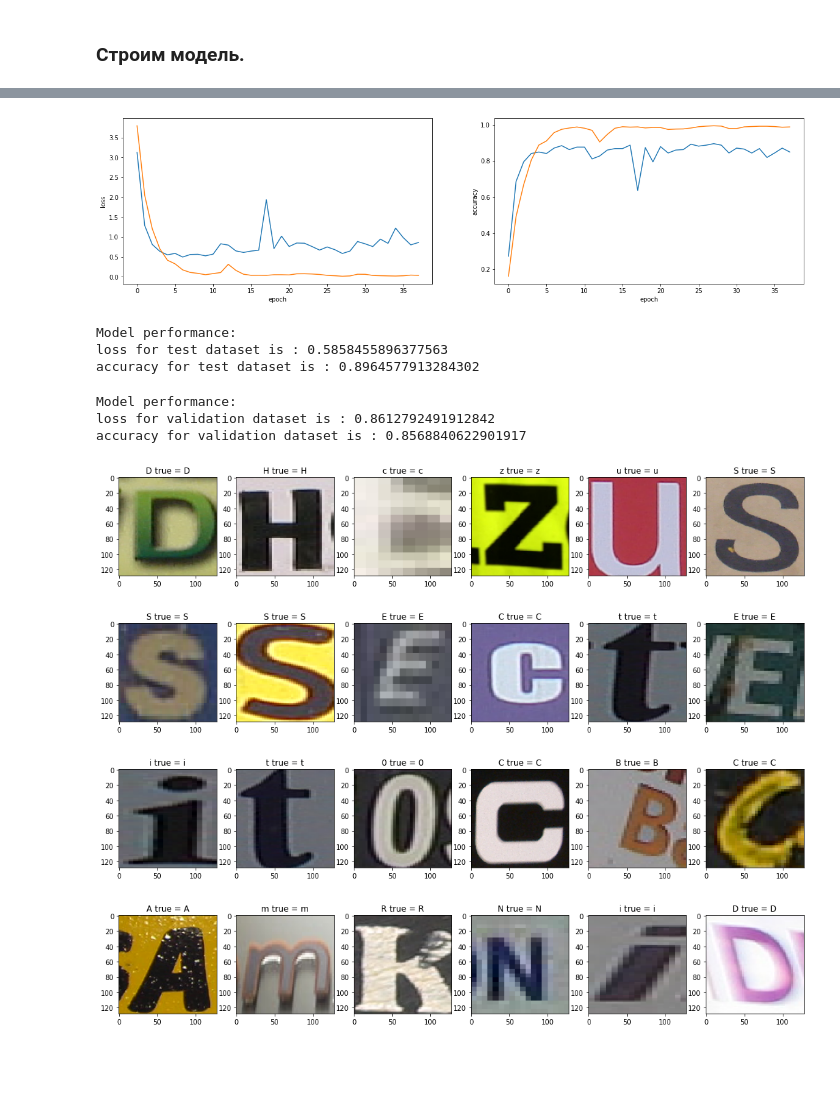
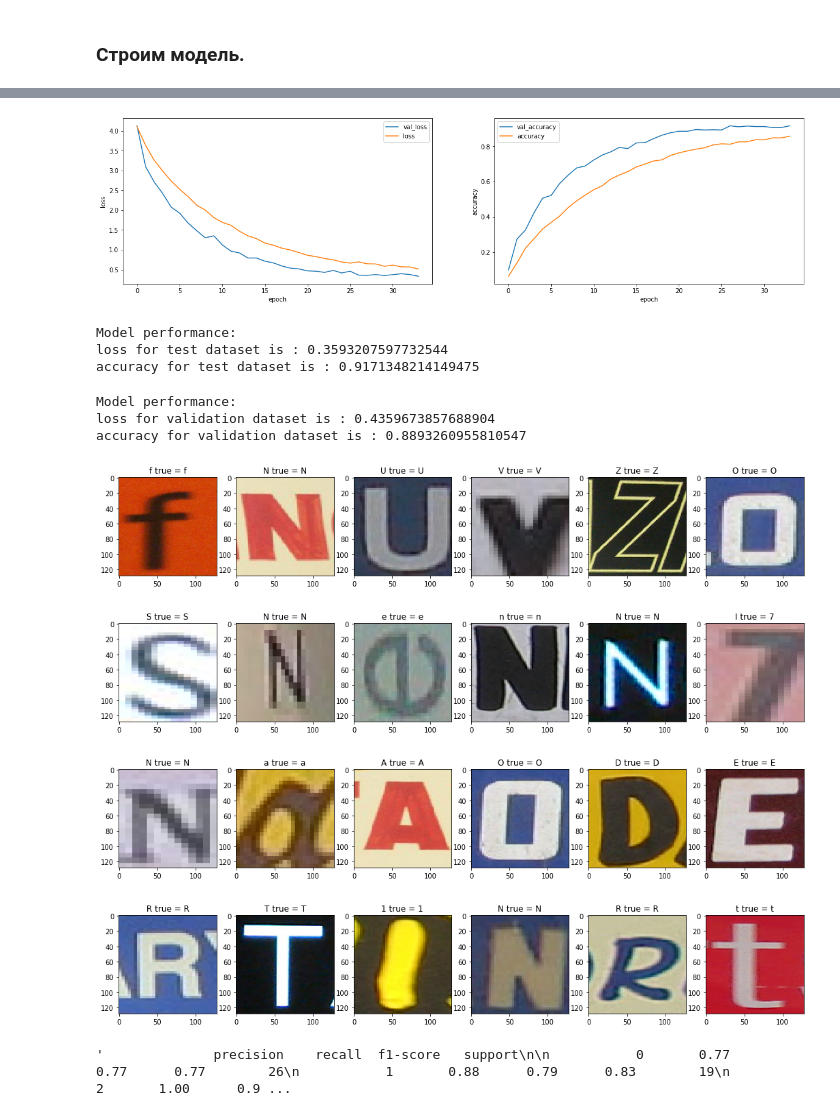
Before and after one commit to evelisko/IRZ_test_task, a Jupyter notebook: Image_classificate/Chars74K_classifare_1.ipynb, the cells around one changed output, grey strips where cells are left out. Saved outputs shown, nothing was run; the diff lists cells and outputs as text; code cells hidden in the pictures; blank space fills up the shorter version.

```diff
--- a/Image_classificate/Chars74K_classifare_1.ipynb
+++ b/Image_classificate/Chars74K_classifare_1.ipynb
@@ -158,7 +161,7 @@ test_generator = data_generator.flow_from_directory(
 validation_generator = data_generator.flow_from_directory(
     'dataset/valid',
     target_size = (image_resize, image_resize),
-    batch_size = batch_size_training,
+    batch_size = batch_size_validation,
     # color_mode = 'grayscale',
     class_mode = 'categorical'
 )
@@ -216,15 +219,19 @@ model.add(MaxPooling2D(pool_size = (2,2),strides = (2,2)))
 # полносвязные слои нейронной сети
 model.add(Flatten())
 model.add(Dense(256,activation=Activation('relu')))
-model.add(BatchNormalization())
+# model.add(BatchNormalization())
+model.add(Dropout(0.3))
 model.add(Dense(256,activation=Activation('relu')))
-model.add(BatchNormalization())
+# model.add(BatchNormalization())
+model.add(Dropout(0.3))
 model.add(Dense(num_classes,activation=Activation('softmax')))
 
 model.summary()
 
+optimizer = Adam(learning_rate = 0.0001)
+
 # компиляция модели
 model.compile(loss='categorical_crossentropy',
-              optimizer='Adam', #optimizer,
+              optimizer=optimizer,
               metrics=['accuracy'])
 # %% [output]
@@ -253,7 +259,7 @@ steps_per_epoch_testing = len(test_generator)
 num_epochs = 100
 # %%
 early_stopping = EarlyStopping(monitor='val_accuracy',
-                              patience=10,
+                              patience=7,
                               restore_best_weights=True)
 # %%
 #fit model
@@ -292,19 +297,17 @@ axes[0].plot(fit_history.history['val_loss'], label='val_loss')
 axes[0].plot(fit_history.history['loss'], label='loss')
 axes[0].set_xlabel('epoch')
 axes[0].set_ylabel('loss')
-# axes[0].legend('val_loss')
-# axes[0].set_yscale('log'),
+axes[0].legend()
 
 axes[1].plot(fit_history.history['val_accuracy'], label='val_accuracy')
 axes[1].plot(fit_history.history['accuracy'], label='accuracy')
 axes[1].set_xlabel('epoch')
 axes[1].set_ylabel('accuracy')
-# axes[0].legend('val_accuracy')
-# axes[1].set_yscale('log'),
+axes[1].legend()
 
 plt.show()
 # %% [output]
-[figure, old version]
+[figure, new version]
 # %%
 #evaluate the model
 eval = model.evaluate(test_generator, verbose=0)
@@ -313,8 +316,8 @@ print('loss for test dataset is : {}'.format(eval[0]))
 print('accuracy for test dataset is : {}'.format(eval[1]))
 # %% [output]
 Model performance:
-loss for test dataset is : 0.5858455896377563
-accuracy for test dataset is : 0.8964577913284302
+loss for test dataset is : 0.3593207597732544
+accuracy for test dataset is : 0.9171348214149475
 # %%
 #evaluate the model
 eval = model.evaluate(validation_generator, verbose=0)
@@ -323,29 +326,29 @@ print('loss for validation dataset is : {}'.format(eval[0]))
 print('accuracy for validation dataset is : {}'.format(eval[1]))
 # %% [output]
 Model performance:
-loss for validation dataset is : 0.8612792491912842
-accuracy for validation dataset is : 0.8568840622901917
+loss for validation dataset is : 0.4359673857688904
+accuracy for validation dataset is : 0.8893260955810547
 # %%
-batchX, batchy = train_generator.next()
+batchX, batchy = validation_generator.next()
 pred = model.predict(batchX[0:6])
 show_images(batchX[0:6], pred, batchy[0:6])
 # %% [output]
-[figure, old version]
+[figure, new version]
 # %%
-batchX, batchy = train_generator.next()
+batchX, batchy = validation_generator.next()
 pred = model.predict(batchX[0:6])
 show_images(batchX[0:6], pred, batchy[0:6])
 # %% [output]
-[figure, old version]
+[figure, new version]
 # %%
-batchX, batchy = train_generator.next()
+batchX, batchy = validation_generator.next()
 pred = model.predict(batchX[0:6])
 show_images(batchX[0:6], pred, batchy[0:6])
 # %% [output]
-[figure, old version]
+[figure, new version]
 # %%
-batchX, batchy = train_generator.next()
+batchX, batchy = validation_generator.next()
 pred = model.predict(batchX[0:6])
 show_images(batchX[0:6], pred, batchy[0:6])
 # %% [output]
-[figure, old version]
+[figure, new version]
@@ -352,2 +366,9 @@ show_images(batchX[0:6], pred, batchy[0:6])
+# %%
+# Не сказать что получилось красиво. За-то достаточно наглядно.
+# По полученной таблице мы можем увидеть какие символы распознались хорошо, а какие не очень.
+
+classification_report(y_true, y_preds,zero_division=0)
+# %% [output]
+'              precision    recall  f1-score   support\n\n           0       0.77      0.77      0.77        26\n           1       0.88      0.79      0.83        19\n           2       1.00      0.9 ...
 # %%
 model.save_weights('Char74K.h5')
```
Also changed, not shown: parts of 9 cells of this notebook, 1 other file.
